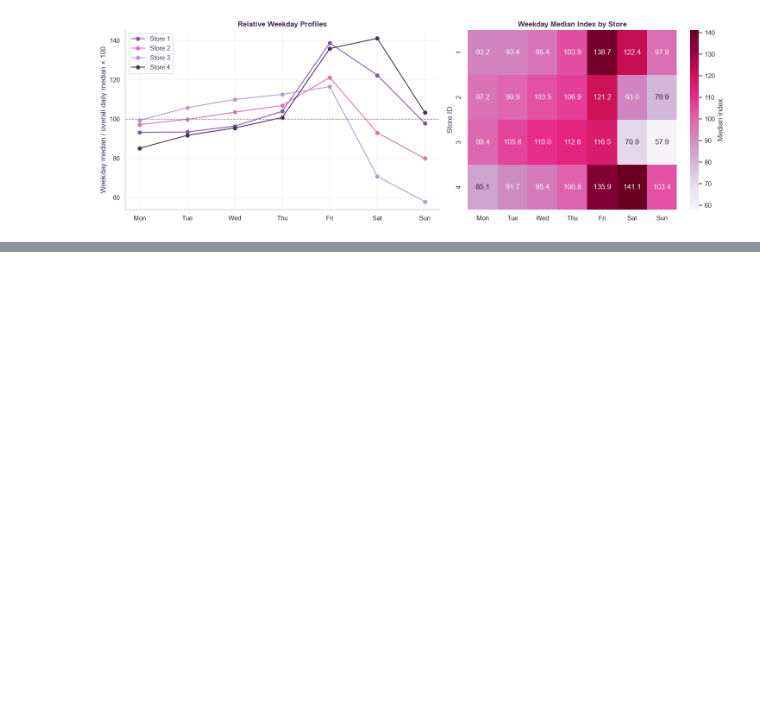
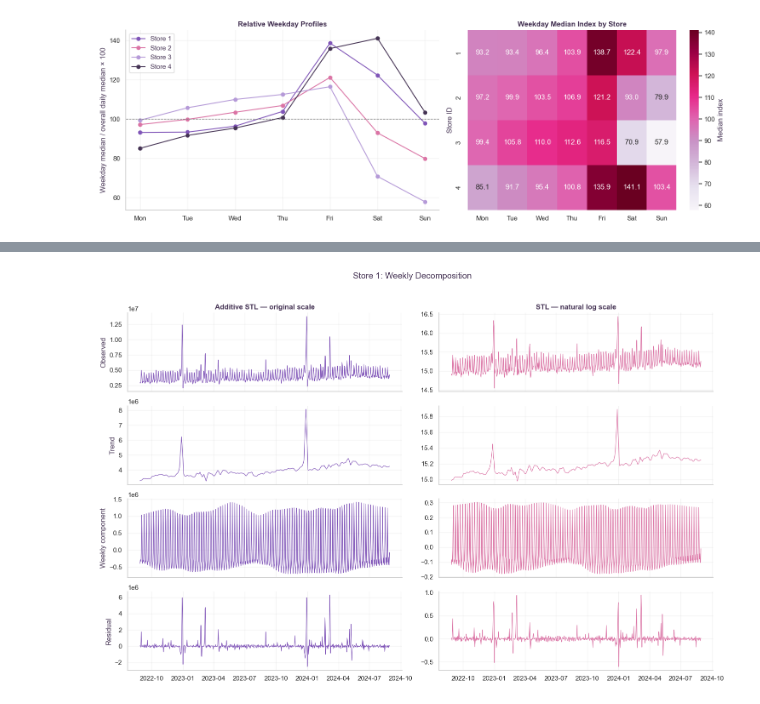
Before and after one commit to dasha-pn/forecasting-and-decision-optimization, a Jupyter notebook: notebooks/01_retail_data_audit.ipynb, the cells around one changed output, grey strips where cells are left out. Saved outputs shown, nothing was run; the diff lists cells and outputs as text; code cells hidden in the pictures; blank space fills up the shorter version.

```diff
--- a/notebooks/01_retail_data_audit.ipynb
+++ b/notebooks/01_retail_data_audit.ipynb
@@ -1175,0 +1423,96 @@ Observed days per weekday:
+# %%
+from statsmodels.tsa.seasonal import STL
+
+stl_results = {}
+unusual_day_tables = []
+
+for store_id, series in diagnostic_series.items():
+    if not series.gt(0).all():
+        raise ValueError(
+            f"Store {store_id}: log decomposition requires positive amounts."
+        )
+
+    additive = STL(
+        series, period=7, seasonal=13, robust=True
+    ).fit()
+
+    log_result = STL(
+        np.log(series), period=7, seasonal=13, robust=True
+    ).fit()
+
+    stl_results[store_id] = {
+        "additive": additive,
+        "log": log_result,
+    }
+
+    fig, axes = plt.subplots(4, 2, figsize=(15, 10), sharex=True)
+
+    additive_components = [
+        series, additive.trend,
+        additive.seasonal, additive.resid,
+    ]
+    log_components = [
+        np.log(series), log_result.trend,
+        log_result.seasonal, log_result.resid,
+    ]
+    labels = ["Observed", "Trend", "Weekly component", "Residual"]
+
+    for row, label in enumerate(labels):
+        axes[row, 0].plot(
+            series.index, additive_components[row],
+            color=COLORS["purple"], linewidth=0.9,
+        )
+        axes[row, 1].plot(
+            series.index, log_components[row],
+            color=COLORS["pink"], linewidth=0.9,
+        )
+        axes[row, 0].set_ylabel(label)
+
+    axes[0, 0].set_title("Additive STL — original scale")
+    axes[0, 1].set_title("STL — natural log scale")
+
+    fig.suptitle(f"Store {store_id}: Weekly Decomposition")
+    plt.tight_layout(rect=[0, 0, 1, 0.96])
+    plt.show()
+
+    # Rank deviations on the log scale so they reflect relative changes.
+    residual = log_result.resid
+    residual_median = residual.median()
+    mad = (residual - residual_median).abs().median()
+
+    if mad > 0:
+        robust_score = (
+            (residual - residual_median) / (1.4826 * mad)
+        )
+    else:
+        robust_score = pd.Series(np.nan, index=series.index)
+
+    top_dates = (
+        (residual - residual_median)
+        .abs()
+        .nlargest(5)
+        .index
+    )
+
+    # Retrospective expected amount excluding the residual.
+    fitted_pattern = np.exp(
+        log_result.trend + log_result.seasonal
+    )
+
+    examples = pd.DataFrame({
+        "store_id": store_id,
+        "recorded_amount": series.loc[top_dates],
+        "retrospective_pattern": fitted_pattern.loc[top_dates],
+        "ratio_to_pattern": (
+            series.loc[top_dates] / fitted_pattern.loc[top_dates]
+        ),
+        "robust_residual_score": robust_score.loc[top_dates],
+    })
+
+    examples.index.name = "date"
+    unusual_day_tables.append(examples.reset_index())
+
+unusual_days = pd.concat(unusual_day_tables, ignore_index=True)
+display(unusual_days)
+# %% [output]
+[figure, added]
```
Also changed, not shown: parts of 30 cells of this notebook.
